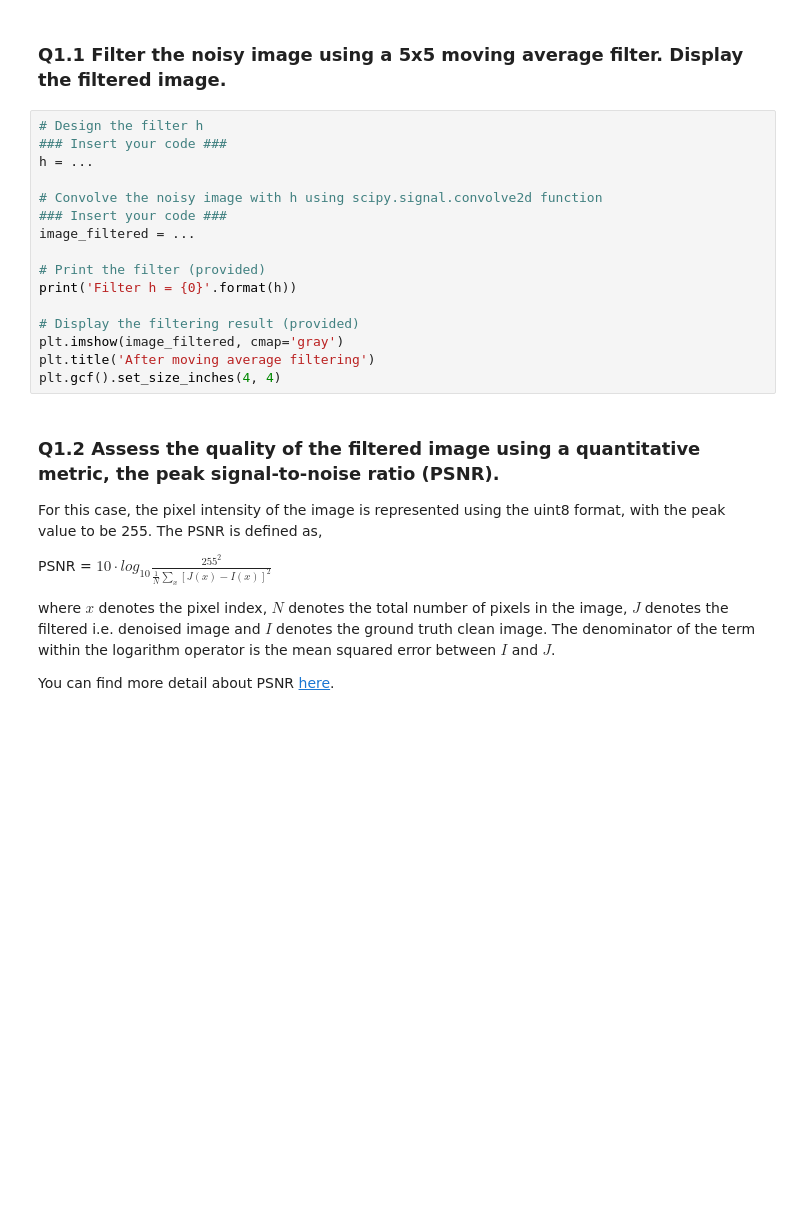
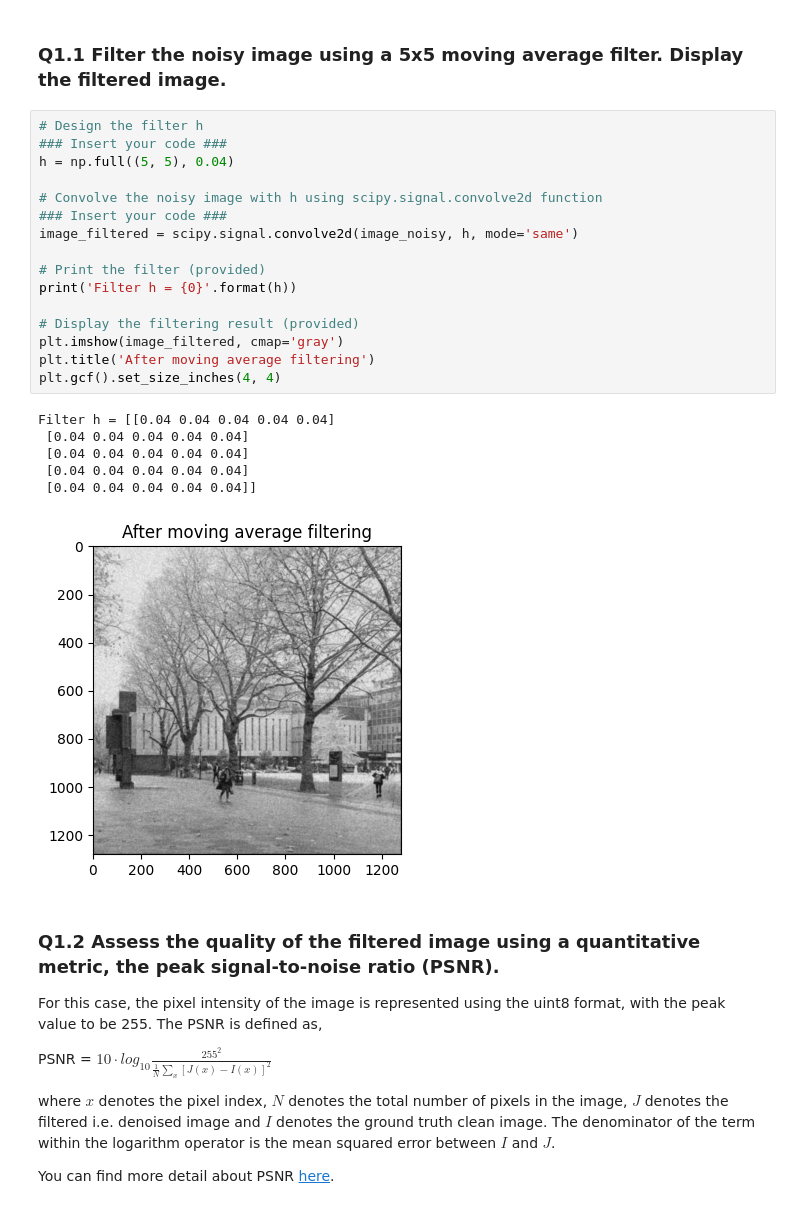
Before and after one commit to wowthecoder/Computer_Vision_2026, a Jupyter notebook: coursework_01/coursework_01.ipynb, the cells around one changed output. Saved outputs shown, nothing was run; the diff lists cells and outputs as text; blank space fills up the shorter version.

```diff
--- a/coursework_01/coursework_01.ipynb
+++ b/coursework_01/coursework_01.ipynb
@@ -58,19 +60,26 @@ plt.gcf().set_size_inches(8, 4)
 # %%
 # Design the filter h
 ### Insert your code ###
-h = ...
+h = np.full((5, 5), 0.04)
 
 # Convolve the noisy image with h using scipy.signal.convolve2d function
 ### Insert your code ###
-image_filtered = ...
+image_filtered = scipy.signal.convolve2d(image_noisy, h, mode='same')
 
 # Print the filter (provided)
 print('Filter h = {0}'.format(h))
 
 # Display the filtering result (provided)
 plt.imshow(image_filtered, cmap='gray')
 plt.title('After moving average filtering')
 plt.gcf().set_size_inches(4, 4)
+# %% [output]
+Filter h = [[0.04 0.04 0.04 0.04 0.04]
+ [0.04 0.04 0.04 0.04 0.04]
+ [0.04 0.04 0.04 0.04 0.04]
+ [0.04 0.04 0.04 0.04 0.04]
+ [0.04 0.04 0.04 0.04 0.04]]
+[figure, added]
 # %% [markdown]
 ### Q1.2 Assess the quality of the filtered image using a quantitative metric, the peak signal-to-noise ratio (PSNR).
 
```
Also changed, not shown: parts of 2 cells of this notebook, 1 other file.
